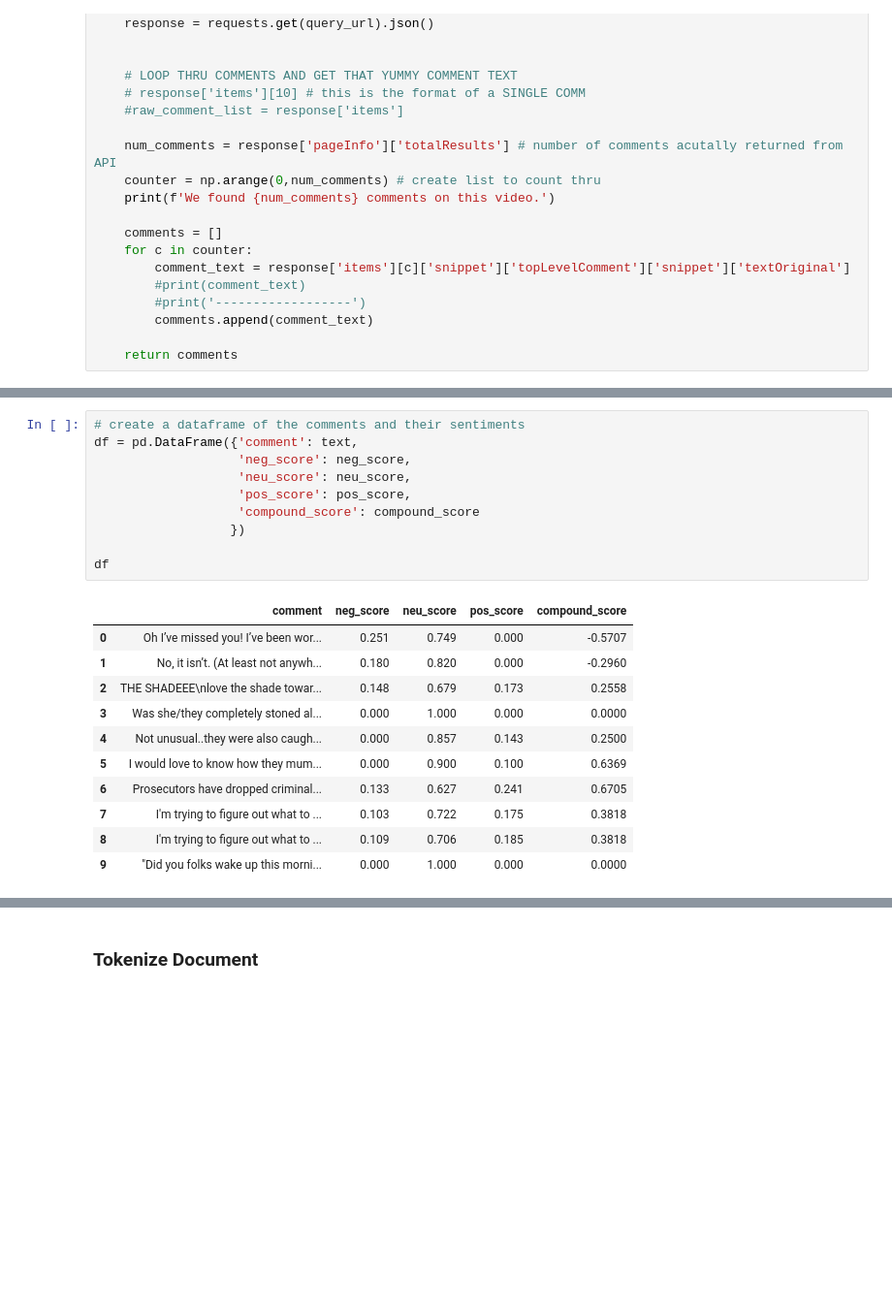
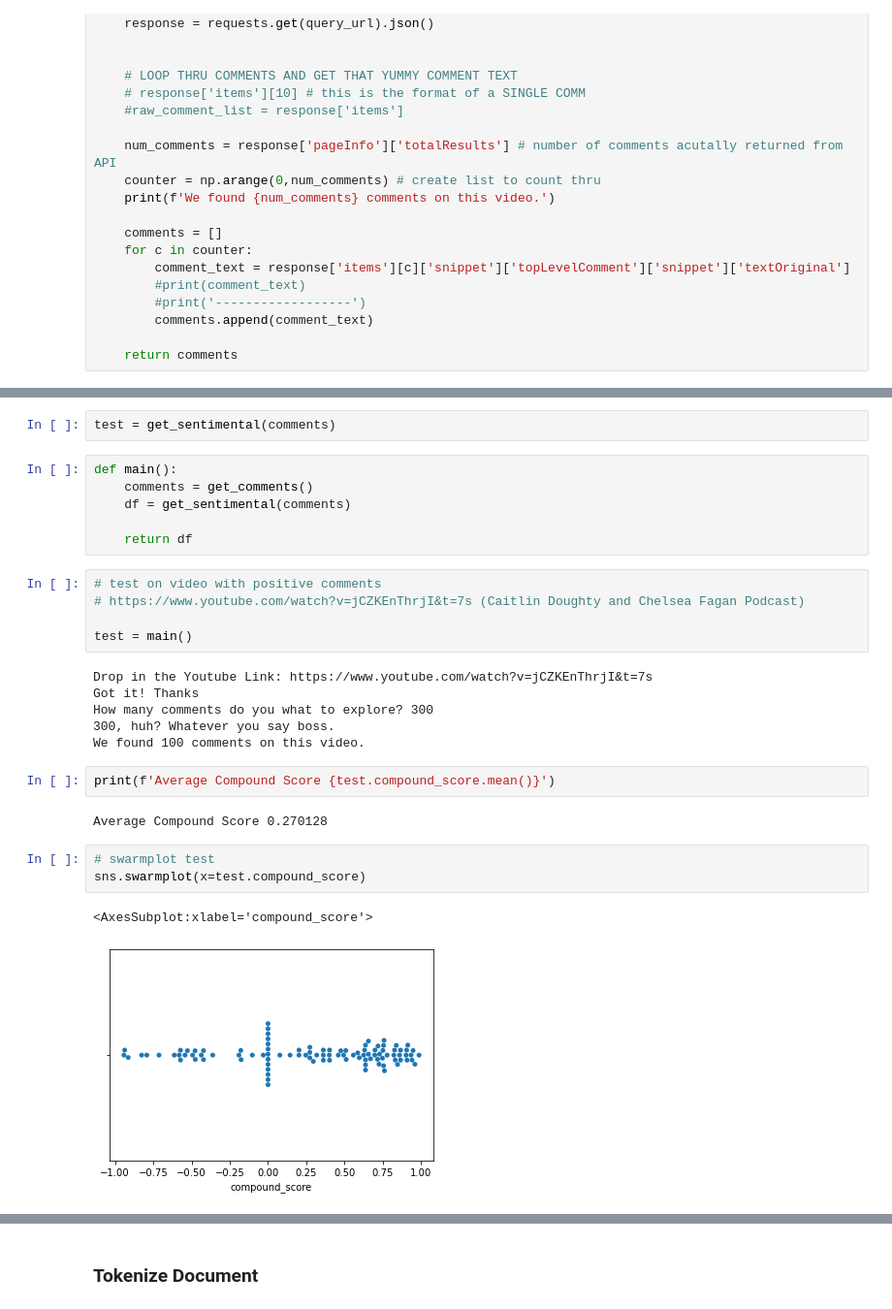
Before and after one commit to taylorsyde/The-Comment-Section, a Jupyter notebook: Youtube-Comment-Sentiment (1).ipynb, the cells around one changed output, grey strips where cells are left out. Shown at 97% size. Cells and saved outputs as stored; diff of their text form; blank space fills up the shorter version.

```diff
--- a/Youtube-Comment-Sentiment (1).ipynb
+++ b/Youtube-Comment-Sentiment (1).ipynb
@@ -137,22 +136,29 @@ Me: "nope"
-# %%
-# create a dataframe of the comments and their sentiments
-df = pd.DataFrame({'comment': text,
-                   'neg_score': neg_score,
-                   'neu_score': neu_score,
-                   'pos_score': pos_score,
-                   'compound_score': compound_score
-                  })
-
-df
-# %% [output]
-|  | comment | neg_score | neu_score | pos_score | compound_score |
-| 0 | Oh I’ve missed you! I’ve been wor... | 0.251 | 0.749 | 0.000 | -0.5707 |
-| 1 | No, it isn’t. (At least not anywh... | 0.180 | 0.820 | 0.000 | -0.2960 |
-| 2 | THE SHADEEE\nlove the shade towar... | 0.148 | 0.679 | 0.173 | 0.2558 |
-| 3 | Was she/they completely stoned al... | 0.000 | 1.000 | 0.000 | 0.0000 |
-| 4 | Not unusual..they were also caugh... | 0.000 | 0.857 | 0.143 | 0.2500 |
-| 5 | I would love to know how they mum... | 0.000 | 0.900 | 0.100 | 0.6369 |
-| 6 | Prosecutors have dropped criminal... | 0.133 | 0.627 | 0.241 | 0.6705 |
-| 7 | I'm trying to figure out what to ... | 0.103 | 0.722 | 0.175 | 0.3818 |
-| 8 | I'm trying to figure out what to ... | 0.109 | 0.706 | 0.185 | 0.3818 |
-| 9 | "Did you folks wake up this morni... | 0.000 | 1.000 | 0.000 | 0.0000 |
+# %%
+test = get_sentimental(comments)
+# %%
+def main():
+    comments = get_comments()
+    df = get_sentimental(comments)
+
+    return df
+# %%
+# test on video with positive comments
+# https://www.youtube.com/watch?v=jCZKEnThrjI&t=7s (Caitlin Doughty and Chelsea Fagan Podcast)
+
+test = main()
+# %% [output]
+Drop in the Youtube Link: https://www.youtube.com/watch?v=jCZKEnThrjI&t=7s
+Got it! Thanks
+How many comments do you what to explore? 300
+300, huh? Whatever you say boss.
+We found 100 comments on this video.
+# %%
+print(f'Average Compound Score {test.compound_score.mean()}')
+# %% [output]
+Average Compound Score 0.270128
+# %%
+# swarmplot test
+sns.swarmplot(x=test.compound_score)
+# %% [output]
+<AxesSubplot:xlabel='compound_score'>
+[figure, added]
```
Also changed, not shown: parts of 7 cells of this notebook.
